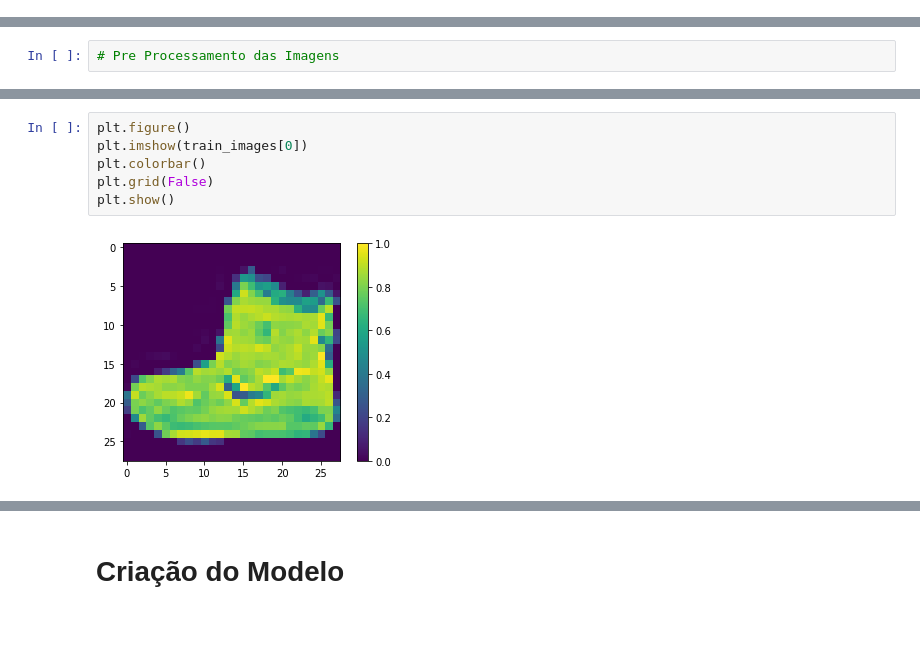
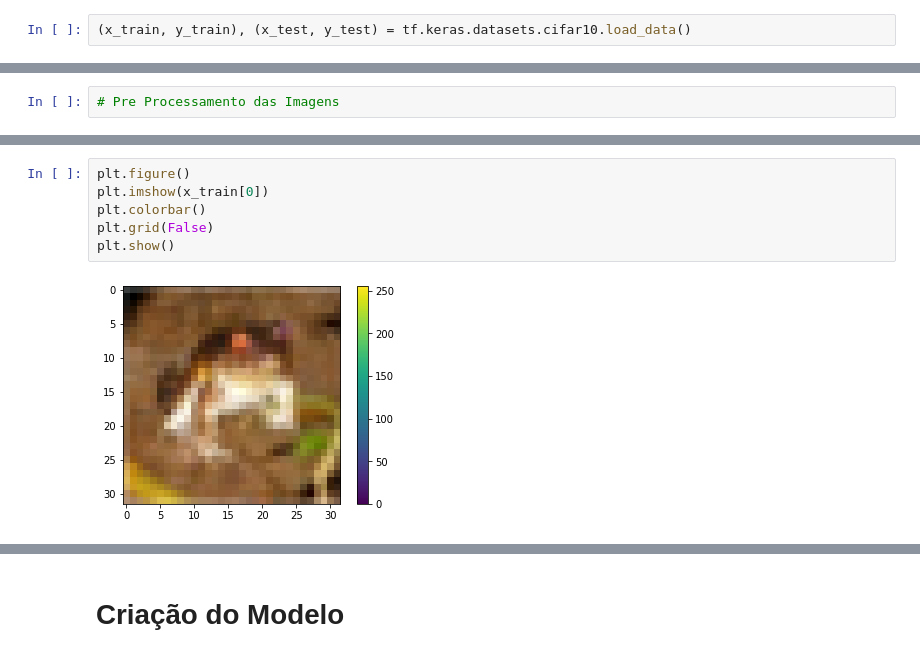
Before and after one commit to bmviniciuss/pdi-2019-1, a Jupyter notebook: final/final.ipynb, the cells around one changed output, grey strips where cells are left out. Saved outputs shown, nothing was run; the diff lists cells and outputs as text; blank space fills up the shorter version.

Commit message:
feat(final): CIFAR10

```diff
--- a/final/final.ipynb
+++ b/final/final.ipynb
@@ -26,0 +11,2 @@ class_names = ['T-shirt/top', 'Trouser', 'Pullover', 'Dress', 'Coat',
+# %%
+(x_train, y_train), (x_test, y_test) = tf.keras.datasets.cifar10.load_data()
@@ -57,11 +58,11 @@ test_images = test_images / 255.0
 # %%
 plt.figure()
-plt.imshow(train_images[0])
+plt.imshow(x_train[0])
 plt.colorbar()
 plt.grid(False)
 plt.show()
 # %% [output]
-[figure, old version]
+[figure, new version]
 # %%
 plt.figure(figsize=(10,10))
 for i in range(25):
```
Also changed, not shown: parts of 17 cells of this notebook.
